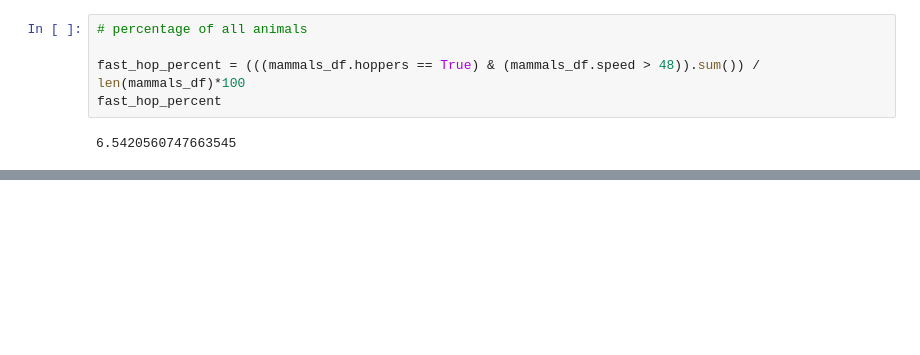
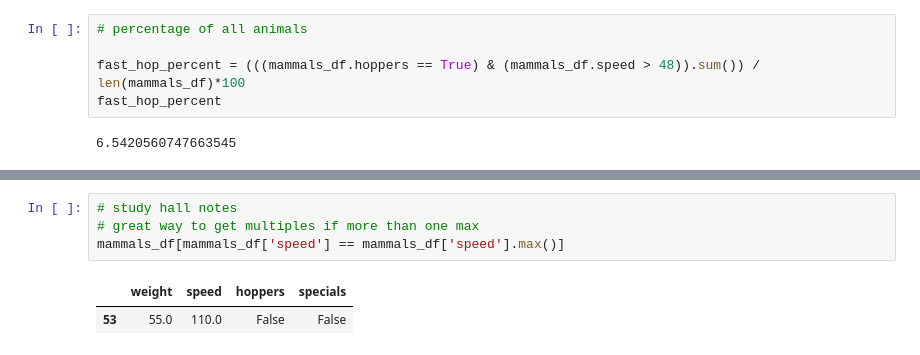
Before and after one commit to Tyler-Applegate/numpy-pandas-visualization-exercises, a Jupyter notebook: dataframes.ipynb, the cells around one changed output, grey strips where cells are left out. Drawn from its saved outputs; the diff is of its cells as text; blank space fills up the shorter version.

Commit message:
added study hall notes

```diff
--- a/dataframes.ipynb
+++ b/dataframes.ipynb
@@ -575,0 +582,7 @@ fast_hop_percent
+# %%
+# study hall notes
+# great way to get multiples if more than one max
+mammals_df[mammals_df['speed'] == mammals_df['speed'].max()]
+# %% [output]
+|  | weight | speed | hoppers | specials |
+| 53 | 55.0 | 110.0 | False | False |
```
Also changed, not shown: parts of 9 cells of this notebook, 1 other file.
